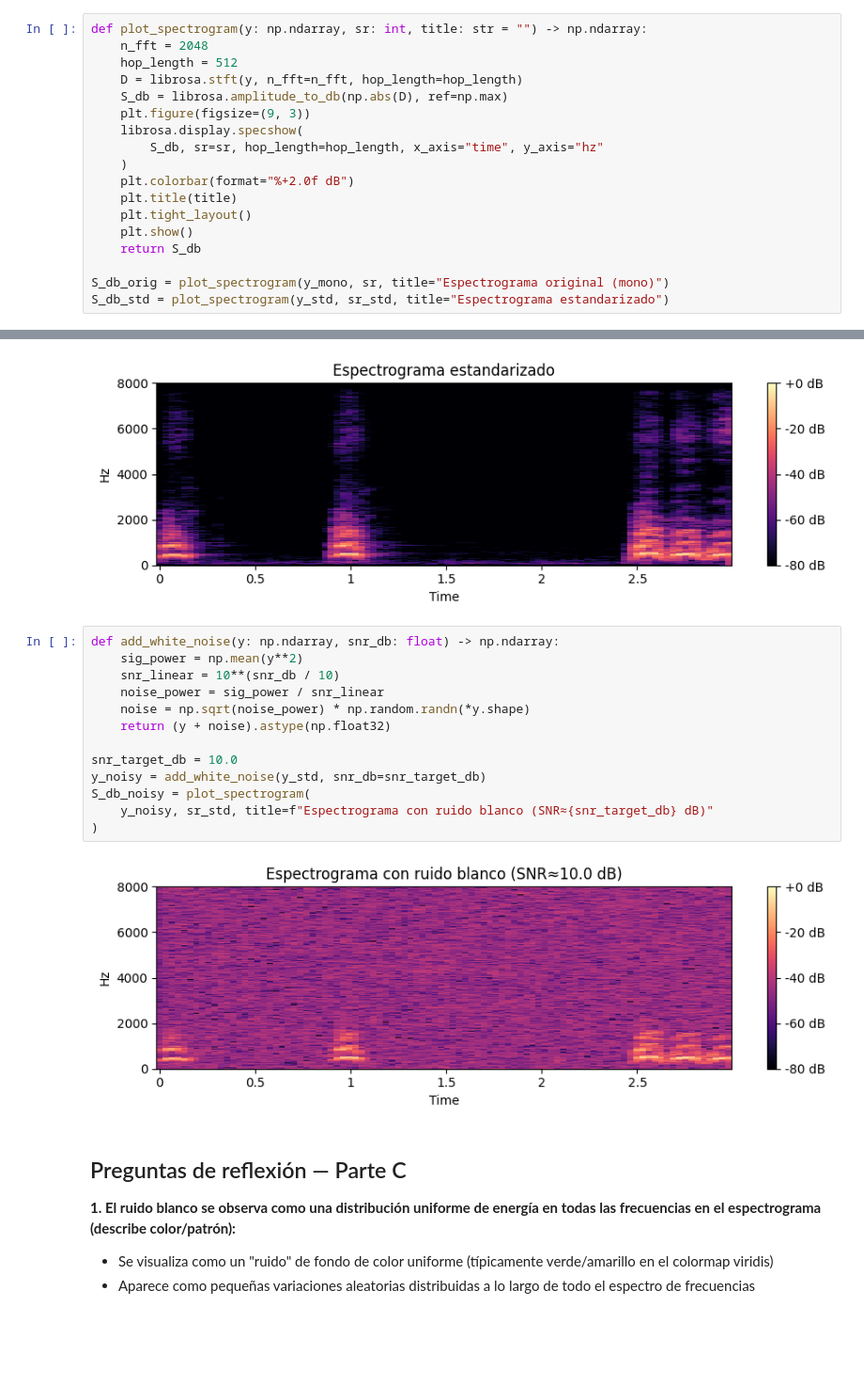
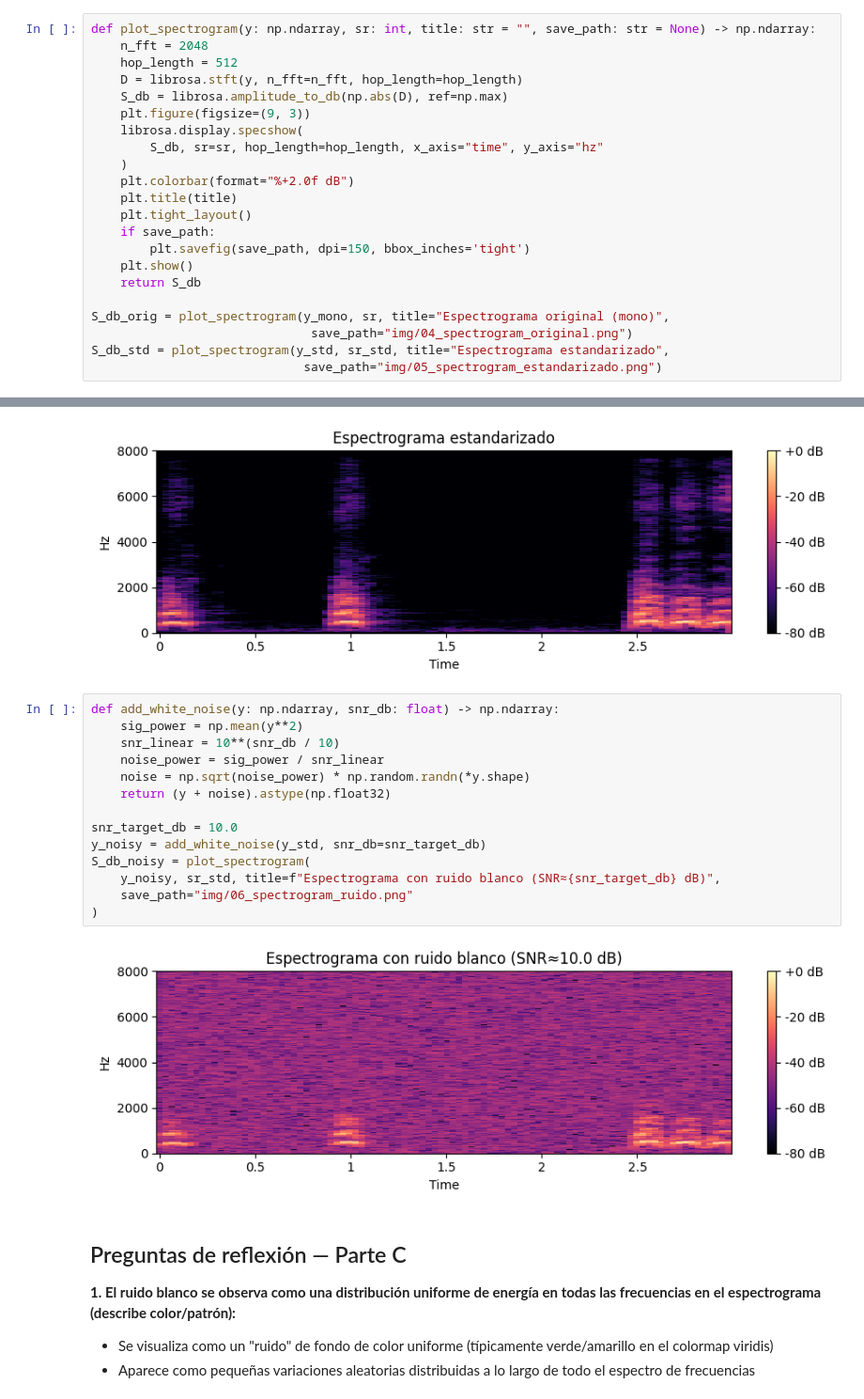
Before and after one commit to jjuuansee/portafolio-ia, a Jupyter notebook: docs/ingenieria-de-datos/ejercicios/ut4-audio_as_data/14-audio.ipynb, the cells around one changed output, grey strips where cells are left out. Shown: that part at 94% size. Cells and saved outputs as stored; diff of their text form; blank space fills up the shorter version.

```diff
--- a/docs/ingenieria-de-datos/ejercicios/ut4-audio_as_data/14-audio.ipynb
+++ b/docs/ingenieria-de-datos/ejercicios/ut4-audio_as_data/14-audio.ipynb
@@ -389,7 +387,7 @@ plt.show()
      - Preserva mejor las características temporales del sonido
    - Sin embargo, requiere más lógica de procesamiento y puede ser más lento
 # %%
-def plot_spectrogram(y: np.ndarray, sr: int, title: str = "") -> np.ndarray:
+def plot_spectrogram(y: np.ndarray, sr: int, title: str = "", save_path: str = None) -> np.ndarray:
     n_fft = 2048
     hop_length = 512
     D = librosa.stft(y, n_fft=n_fft, hop_length=hop_length)
@@ -401,29 +399,34 @@ def plot_spectrogram(y: np.ndarray, sr: int, title: str = "") -> np.ndarray:
     plt.colorbar(format="%+2.0f dB")
     plt.title(title)
     plt.tight_layout()
+    if save_path:
+        plt.savefig(save_path, dpi=150, bbox_inches='tight')
     plt.show()
     return S_db
 
-S_db_orig = plot_spectrogram(y_mono, sr, title="Espectrograma original (mono)")
-S_db_std = plot_spectrogram(y_std, sr_std, title="Espectrograma estandarizado")
+S_db_orig = plot_spectrogram(y_mono, sr, title="Espectrograma original (mono)",
+                              save_path="img/04_spectrogram_original.png")
+S_db_std = plot_spectrogram(y_std, sr_std, title="Espectrograma estandarizado",
+                             save_path="img/05_spectrogram_estandarizado.png")
 # %% [output]
 [figure]
 [figure]
 # %%
 def add_white_noise(y: np.ndarray, snr_db: float) -> np.ndarray:
     sig_power = np.mean(y**2)
     snr_linear = 10**(snr_db / 10)
     noise_power = sig_power / snr_linear
     noise = np.sqrt(noise_power) * np.random.randn(*y.shape)
     return (y + noise).astype(np.float32)
 
 snr_target_db = 10.0
 y_noisy = add_white_noise(y_std, snr_db=snr_target_db)
 S_db_noisy = plot_spectrogram(
-    y_noisy, sr_std, title=f"Espectrograma con ruido blanco (SNR≈{snr_target_db} dB)"
+    y_noisy, sr_std, title=f"Espectrograma con ruido blanco (SNR≈{snr_target_db} dB)",
+    save_path="img/06_spectrogram_ruido.png"
 )
 # %% [output]
-[figure, old version]
+[figure, new version]
 # %% [markdown]
 ## Preguntas de reflexión — Parte C
 
```
Also changed, not shown: parts of 10 cells of this notebook, 40 other files.
